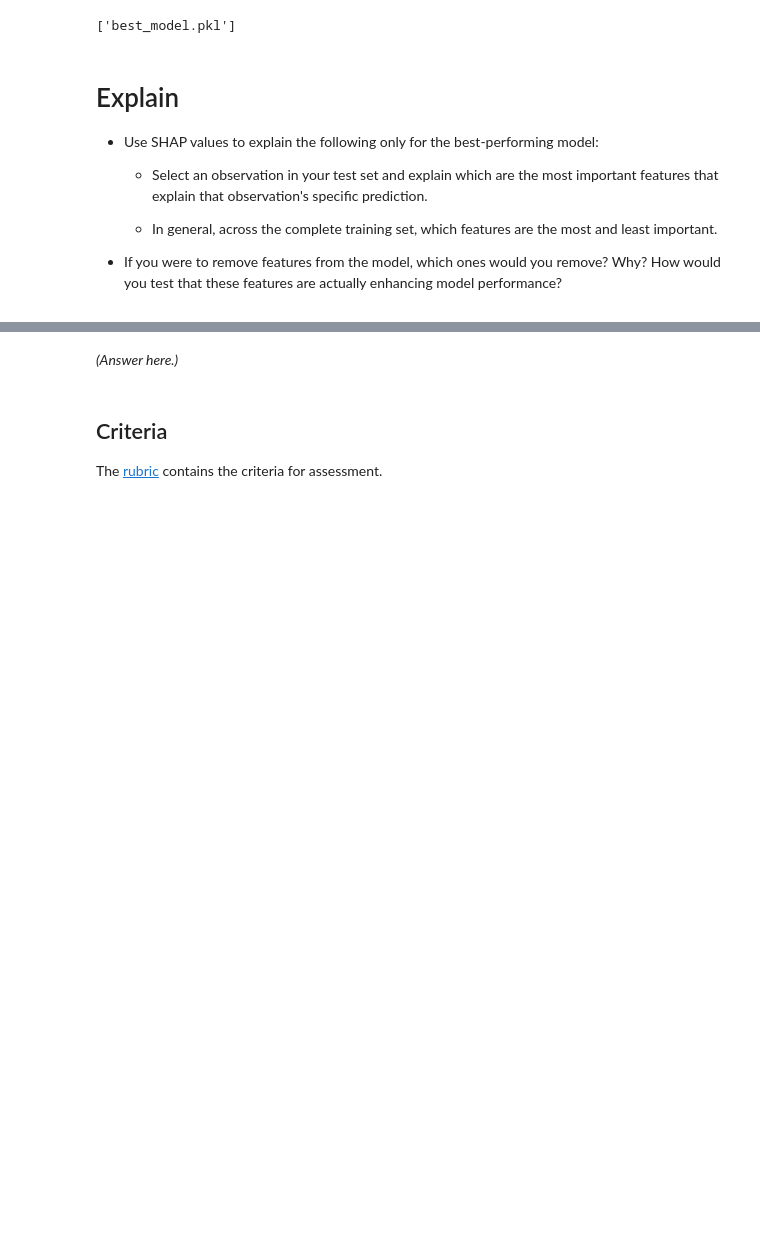
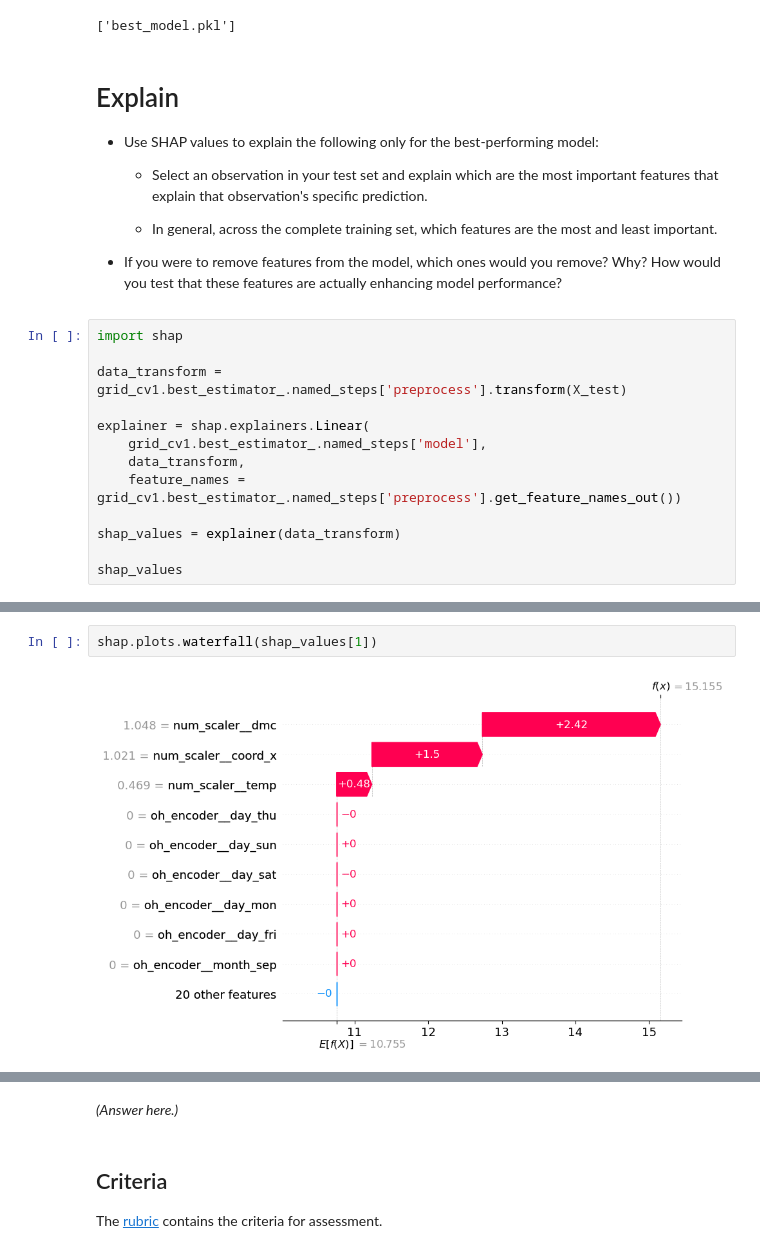
Before and after one commit to melcsk/production, a Jupyter notebook: 02_activities/assignments/assignment_2.ipynb, the cells around one changed output, grey strips where cells are left out. Drawn from its saved outputs; the diff is of its cells as text; blank space fills up the shorter version.

Commit message:
Generate SHAP values using best performing model and display waterfall and beeswarm plots.

```diff
--- a/02_activities/assignments/assignment_2.ipynb
+++ b/02_activities/assignments/assignment_2.ipynb
@@ -589,3 +589,16 @@ joblib.dump(grid_cv1.best_estimator_, 'best_model.pkl')
     - In general, across the complete training set, which features are the most and least important.
 
 + If you were to remove features from the model, which ones would you remove? Why? How would you test that these features are actually enhancing model performance?
+# %%
+import shap
+
+data_transform = grid_cv1.best_estimator_.named_steps['preprocess'].transform(X_test)
+
+explainer = shap.explainers.Linear(
+    grid_cv1.best_estimator_.named_steps['model'],
+    data_transform,
+    feature_names = grid_cv1.best_estimator_.named_steps['preprocess'].get_feature_names_out())
+
+shap_values = explainer(data_transform)
+
+shap_values
@@ -591,0 +625,4 @@ joblib.dump(grid_cv1.best_estimator_, 'best_model.pkl')
+# %%
+shap.plots.waterfall(shap_values[1])
+# %% [output]
+[figure, added]
```
Also changed, not shown: parts of 6 cells of this notebook.
